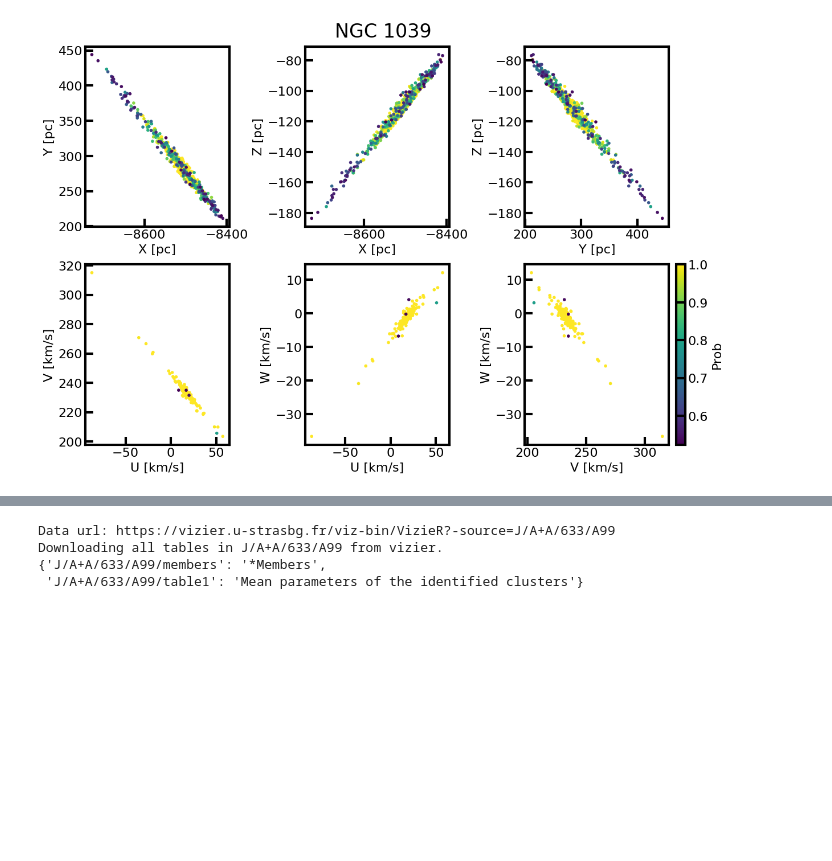
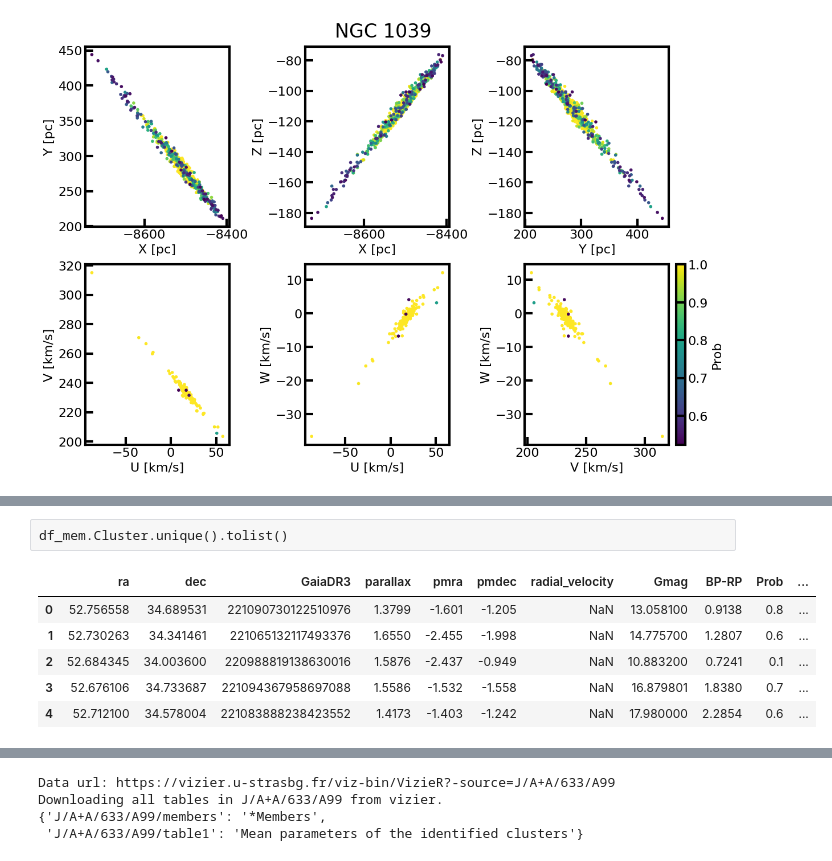
Before and after one commit to jpdeleon/wakai, a Jupyter notebook: notebooks/cluster_catalog.ipynb, the cells around one changed output, grey strips where cells are left out. Saved outputs shown, nothing was run; the diff lists cells and outputs as text; code cells hidden in the pictures; blank space fills up the shorter version.

```diff
--- a/notebooks/cluster_catalog.ipynb
+++ b/notebooks/cluster_catalog.ipynb
@@ -158 +127,23 @@ df_mem.head()
+# %% [raw]
+df_mem.Cluster.unique().tolist()
+# %%
+#replace name to be compatible with other catalogs' naming formats
+df_mem = df_mem.rename({"Cluster": "Name",
+                        "Source": "GaiaDR3",
+                        "Proba": "Prob",
+                        "RA_ICRS": "ra",
+                        "DE_ICRS": "dec",
+                        "pmRA": "pmra",
+                        "pmDE": "pmdec",
+                        "Plx": "parallax",
+                        "RV": "radial_velocity"
+                        }, axis=1)
+df_mem.head()
+# %% [output]
+|  | ra | dec | GaiaDR3 | parallax | pmra | pmdec | radial_velocity | Gmag | BP-RP | Prob | ... |
+| 0 | 52.756558 | 34.689531 | 221090730122510976 | 1.3799 | -1.601 | -1.205 | NaN | 13.058100 | 0.9138 | 0.8 | ... |
+| 1 | 52.730263 | 34.341461 | 221065132117493376 | 1.6550 | -2.455 | -1.998 | NaN | 14.775700 | 1.2807 | 0.6 | ... |
+| 2 | 52.684345 | 34.003600 | 220988819138630016 | 1.5876 | -2.437 | -0.949 | NaN | 10.883200 | 0.7241 | 0.1 | ... |
+| 3 | 52.676106 | 34.733687 | 221094367958697088 | 1.5586 | -1.532 | -1.558 | NaN | 16.879801 | 1.8380 | 0.7 | ... |
+| 4 | 52.712100 | 34.578004 | 221083888238423552 | 1.4173 | -1.403 | -1.242 | NaN | 17.980000 | 2.2854 | 0.6 | ... |
 # %%
```
Also changed, not shown: parts of 29 cells of this notebook, 21 other files.
